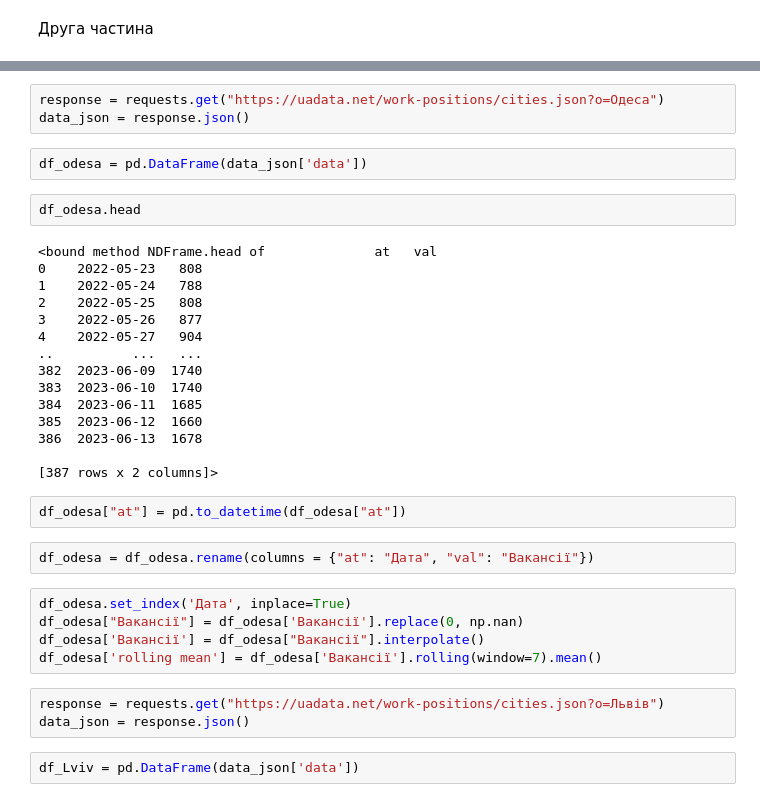
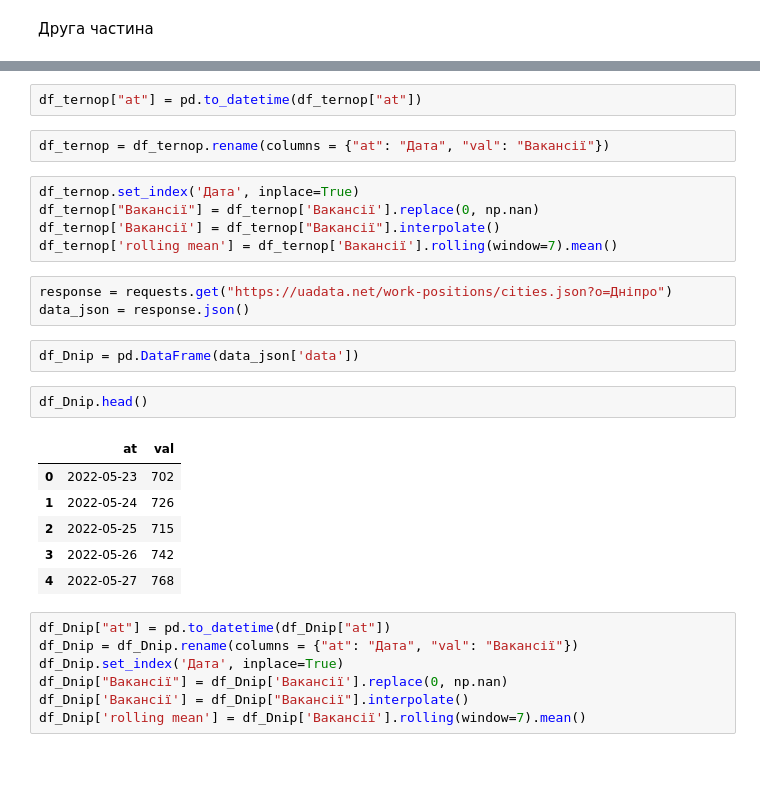
Before and after one commit to toniname/Gist, a Jupyter notebook: pytonlesson.ipynb, the cells around one changed output, grey strips where cells are left out. Drawn from its saved outputs; the diff is of its cells as text; blank space fills up the shorter version.

```diff
--- a/pytonlesson.ipynb
+++ b/pytonlesson.ipynb
@@ -129,36 +151,30 @@ df.describe()
+# %%
+df_ternop["at"] = pd.to_datetime(df_ternop["at"])
+# %%
+df_ternop = df_ternop.rename(columns = {"at": "Дата", "val": "Вакансії"})
+# %%
+df_ternop.set_index('Дата', inplace=True)
+df_ternop["Вакансії"] = df_ternop['Вакансії'].replace(0, np.nan)
+df_ternop['Вакансії'] = df_ternop["Вакансії"].interpolate()
+df_ternop['rolling mean'] = df_ternop['Вакансії'].rolling(window=7).mean()
 # %%
-response = requests.get("https://uadata.net/work-positions/cities.json?o=Одеса")
+response = requests.get("https://uadata.net/work-positions/cities.json?o=Дніпро")
 data_json = response.json()
 # %%
-df_odesa = pd.DataFrame(data_json['data'])
+df_Dnip = pd.DataFrame(data_json['data'])
 # %%
-df_odesa.head
+df_Dnip.head()
 # %% [output]
-<bound method NDFrame.head of              at   val
-0    2022-05-23   808
-1    2022-05-24   788
-2    2022-05-25   808
-3    2022-05-26   877
-4    2022-05-27   904
-..          ...   ...
-382  2023-06-09  1740
-383  2023-06-10  1740
-384  2023-06-11  1685
-385  2023-06-12  1660
-386  2023-06-13  1678
-
-[387 rows x 2 columns]>
+|  | at | val |
+| 0 | 2022-05-23 | 702 |
+| 1 | 2022-05-24 | 726 |
+| 2 | 2022-05-25 | 715 |
+| 3 | 2022-05-26 | 742 |
+| 4 | 2022-05-27 | 768 |
-# %%
-df_odesa["at"] = pd.to_datetime(df_odesa["at"])
-# %%
-df_odesa = df_odesa.rename(columns = {"at": "Дата", "val": "Вакансії"})
 # %%
-df_odesa.set_index('Дата', inplace=True)
-df_odesa["Вакансії"] = df_odesa['Вакансії'].replace(0, np.nan)
-df_odesa['Вакансії'] = df_odesa["Вакансії"].interpolate()
-df_odesa['rolling mean'] = df_odesa['Вакансії'].rolling(window=7).mean()
+df_Dnip["at"] = pd.to_datetime(df_Dnip["at"])
+df_Dnip = df_Dnip.rename(columns = {"at": "Дата", "val": "Вакансії"})
+df_Dnip.set_index('Дата', inplace=True)
+df_Dnip["Вакансії"] = df_Dnip['Вакансії'].replace(0, np.nan)
+df_Dnip['Вакансії'] = df_Dnip["Вакансії"].interpolate()
+df_Dnip['rolling mean'] = df_Dnip['Вакансії'].rolling(window=7).mean()
-# %%
-response = requests.get("https://uadata.net/work-positions/cities.json?o=Львів")
-data_json = response.json()
-# %%
-df_Lviv = pd.DataFrame(data_json['data'])
```
Also changed, not shown: parts of 8 cells of this notebook.
